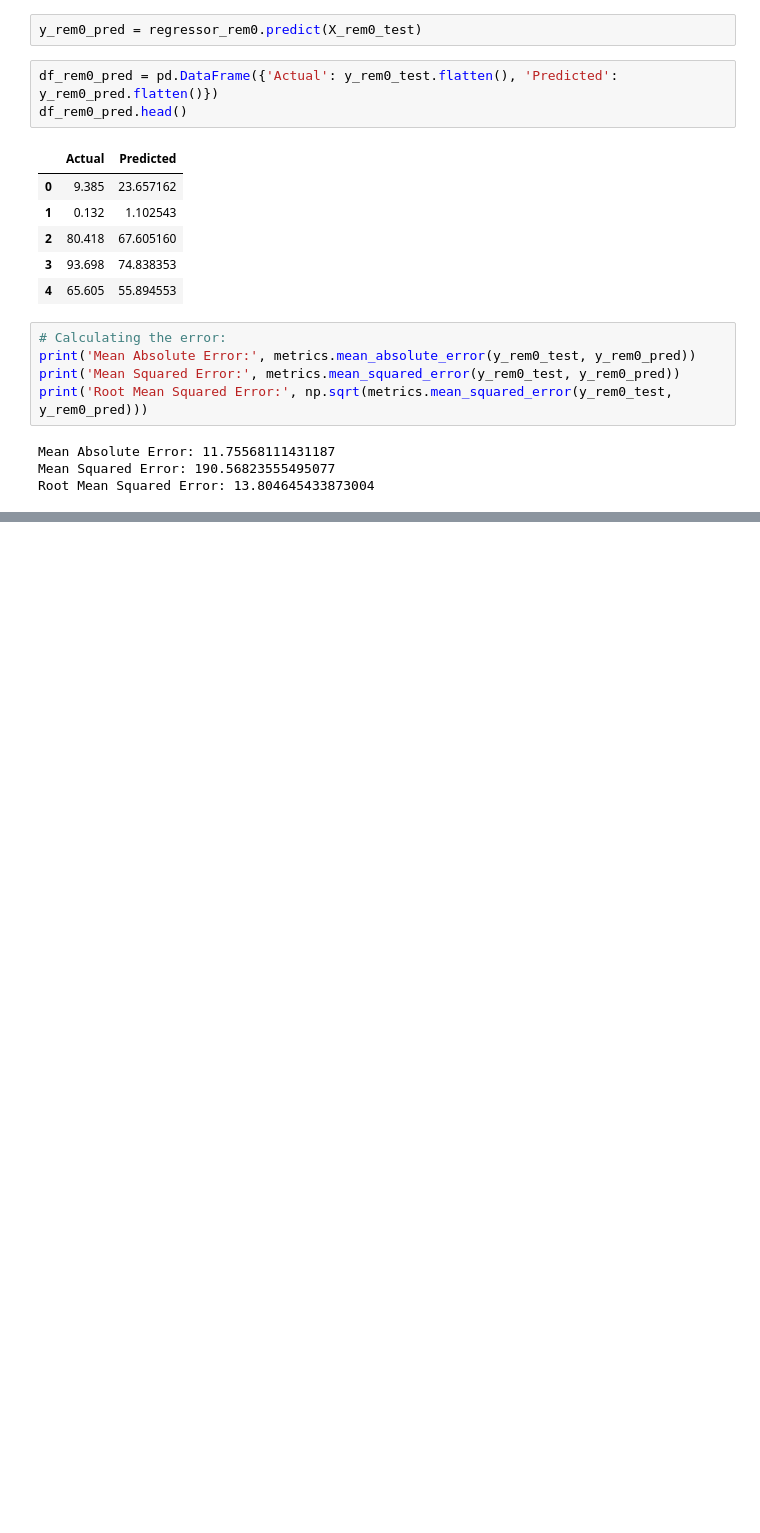
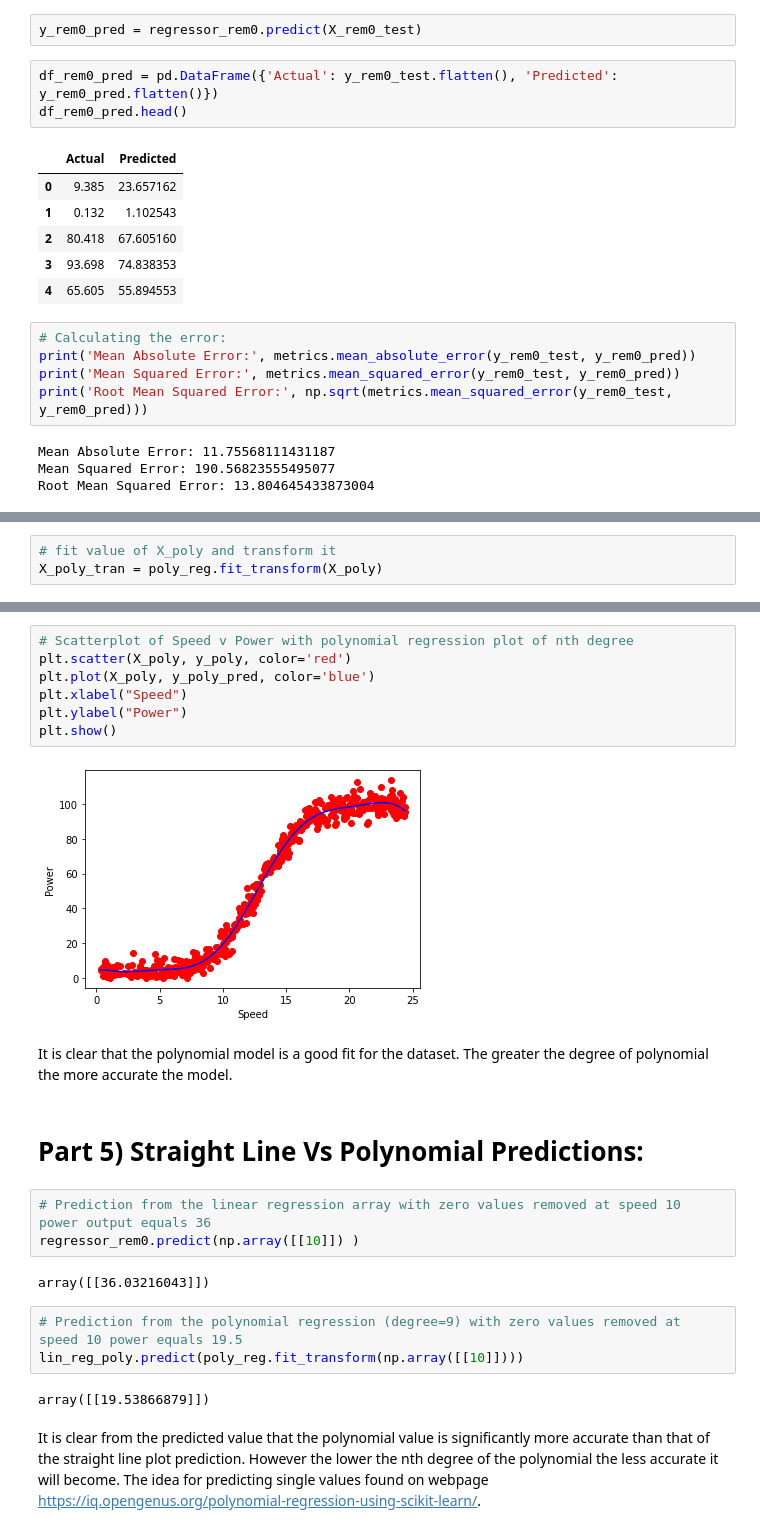
Before and after one commit to juliandunne1234/fuda_project_g00267940, a Jupyter notebook: project_g00267940@gmit.ie.ipynb, the cells around one changed output, grey strips where cells are left out. Cells and saved outputs as stored; diff of their text form; blank space fills up the shorter version.

```diff
--- a/project_g00267940@gmit.ie.ipynb
+++ b/project_g00267940@gmit.ie.ipynb
@@ -218,0 +231,3 @@ The next part of this assignment will focus on applying a linear regression mode
+# %%
+# fit value of X_poly and transform it
+X_poly_tran = poly_reg.fit_transform(X_poly)
@@ -218,0 +263,25 @@ The next part of this assignment will focus on applying a linear regression mode
+# %%
+# Scatterplot of Speed v Power with polynomial regression plot of nth degree
+plt.scatter(X_poly, y_poly, color='red')
+plt.plot(X_poly, y_poly_pred, color='blue')
+plt.xlabel("Speed")
+plt.ylabel("Power")
+plt.show()
+# %% [output]
+[figure, added]
+# %% [markdown]
+It is clear that the polynomial model is a good fit for the dataset. The greater the degree of polynomial the more accurate the model.
+# %% [markdown]
+# Part 5) Straight Line Vs Polynomial Predictions:
+# %%
+# Prediction from the linear regression array with zero values removed at speed 10 power output equals 36
+regressor_rem0.predict(np.array([[10]]) )
+# %% [output]
+array([[36.03216043]])
+# %%
+# Prediction from the polynomial regression (degree=9) with zero values removed at speed 10 power equals 19.5
+lin_reg_poly.predict(poly_reg.fit_transform(np.array([[10]])))
+# %% [output]
+array([[19.53866879]])
+# %% [markdown]
+It is clear from the predicted value that the polynomial value is significantly more accurate than that of the straight line plot prediction. However the lower the nth degree of the polynomial the less accurate it will become. The idea for predicting single values found on webpage https://iq.opengenus.org/polynomial-regression-using-scikit-learn/.
```
Also changed, not shown: parts of 18 cells of this notebook.
